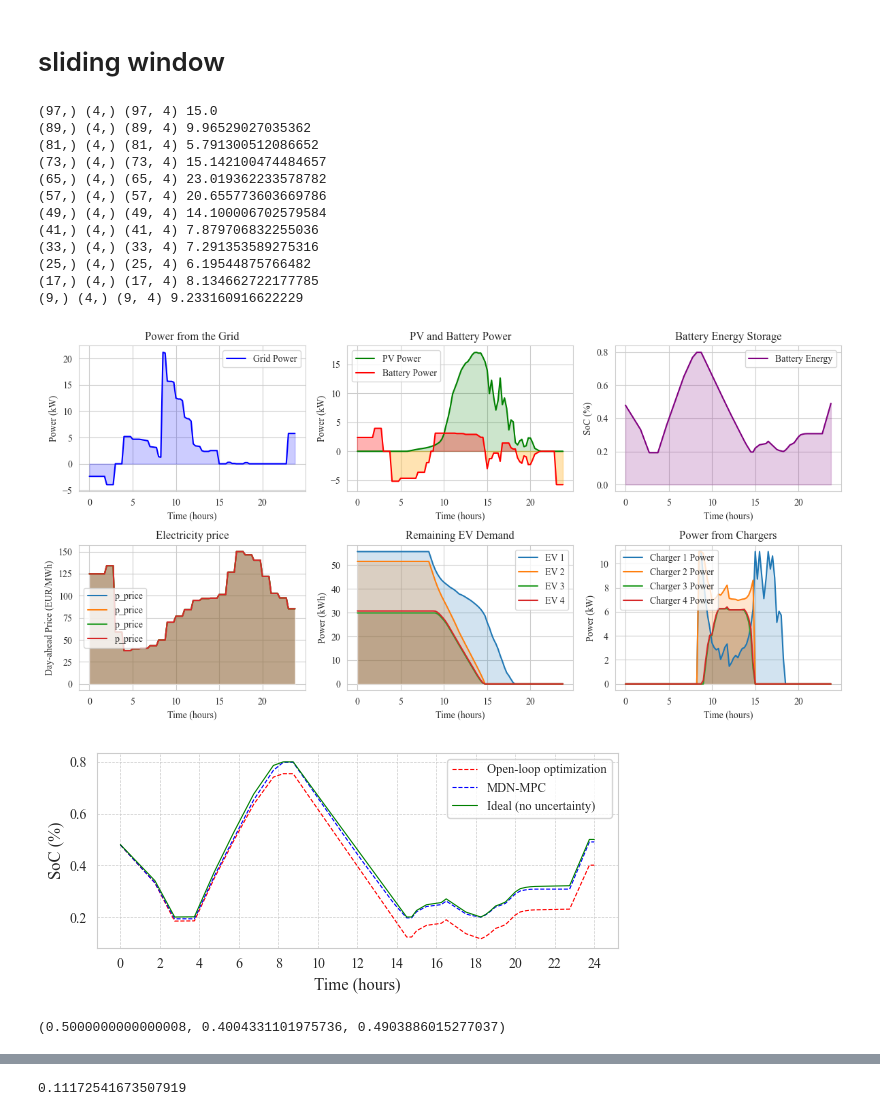
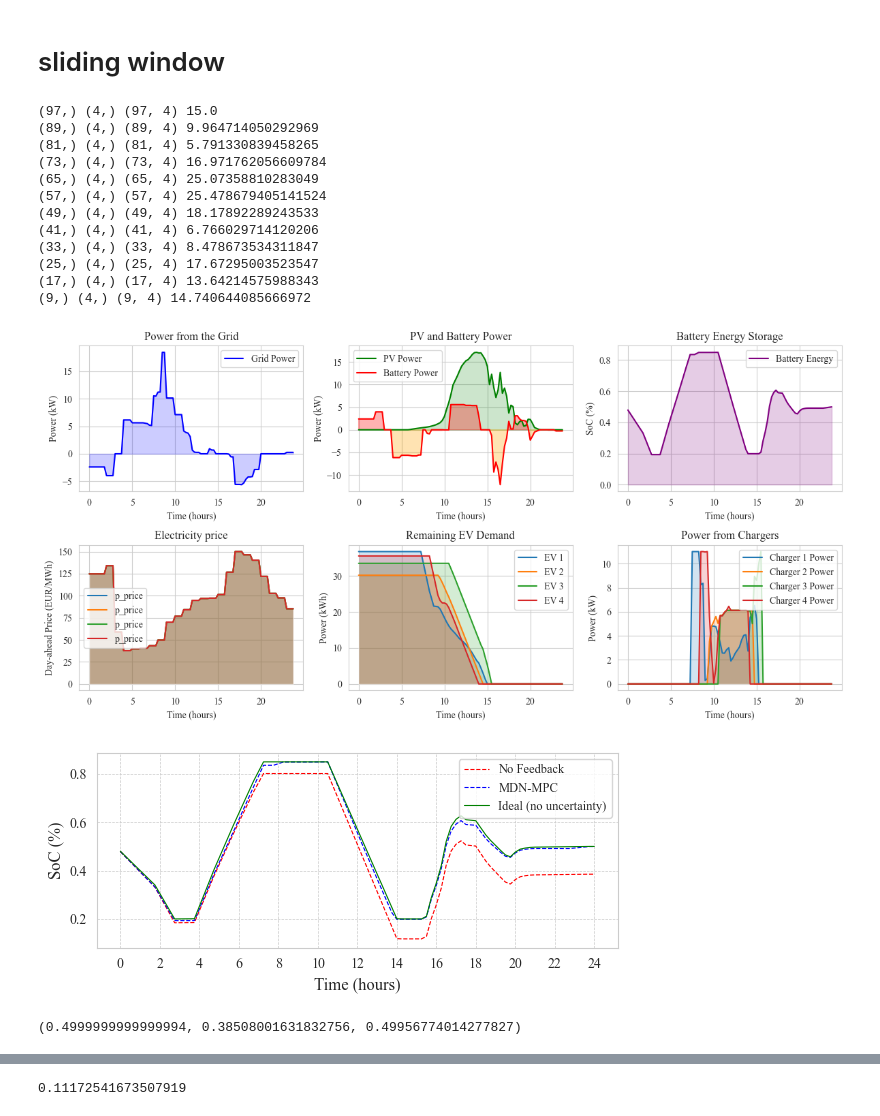
Before and after one commit to ES-Lab/ES-MDN-MPC, a Jupyter notebook: MDN_MPC_dev.ipynb, the cells around one changed output, grey strips where cells are left out. Saved outputs shown, nothing was run; the diff lists cells and outputs as text; code cells hidden in the pictures.

```diff
--- a/MDN_MPC_dev.ipynb
+++ b/MDN_MPC_dev.ipynb
@@ -906,7 +906,7 @@ time_resolution = 0.25  # 15 minutes
 
 # Storage constraints
 storage_capacity = 30  # Example capacity
-capacity_high_limit = 0.8
+capacity_high_limit = 0.85
 capacity_low_limit = 0.2
 
 charge_discharge_limit = 14  # Example charge/discharge limit
@@ -1239,7 +1239,7 @@ import numpy as np
 
 class MPC:
     def __init__(self, num_chargers=4, time_resolution=0.25, storage_capacity=30,
-                 capacity_high_limit=0.8, capacity_low_limit=0.2, p_storage_limit=14, p_charger_limit=11):
+                 capacity_high_limit=0.85, capacity_low_limit=0.2, p_storage_limit=14, p_charger_limit=11):
         self.num_chargers = num_chargers
         self.time_resolution = time_resolution
         self.storage_capacity = storage_capacity
@@ -1447,45 +1447,45 @@ for i in range(4):
     plt.fill_between(time_steps, 0, expanded_price[1:1+len(time_steps)], alpha=0.2)
 plt.xlabel('Time (hours)')
 plt.ylabel('Day-ahead Price (EUR/MWh)')
 plt.title('Electricity price')
 plt.legend()
 
 # Plot EV demand
 plt.subplot(2, 3, 5)
 for i in range(4):
     plt.plot(time_steps, results['remaining_demand'][:,i], label=f'EV {i+1}')
     plt.fill_between(time_steps, 0, results['remaining_demand'][:,i], alpha=0.2)
 plt.xlabel('Time (hours)')
 plt.ylabel('Power (kWh)')
 plt.title('Remaining EV Demand')
 plt.legend()
 
 # Plot charger power
 plt.subplot(2, 3, 6)
 for i in range(4):
     plt.plot(time_steps, results['p_chargers'][:,i], label=f'Charger {i+1} Power')
     plt.fill_between(time_steps, 0, results['p_chargers'][:,i], alpha=0.2)
 plt.xlabel('Time (hours)')
 plt.ylabel('Power (kW)')
 plt.title('Power from Chargers')
 plt.legend()
 
 plt.tight_layout()
 plt.show()
 # %% [output]
 (97,) (4,) (97, 4) 15.0
-(89,) (4,) (89, 4) 9.96529027035362
-(81,) (4,) (81, 4) 5.791300512086652
-(73,) (4,) (73, 4) 15.142100474484657
-(65,) (4,) (65, 4) 23.019362233578782
-(57,) (4,) (57, 4) 20.655773603669786
-(49,) (4,) (49, 4) 14.100006702579584
-(41,) (4,) (41, 4) 7.879706832255036
-(33,) (4,) (33, 4) 7.291353589275316
-(25,) (4,) (25, 4) 6.19544875766482
-(17,) (4,) (17, 4) 8.134662722177785
-(9,) (4,) (9, 4) 9.233160916622229
+(89,) (4,) (89, 4) 9.964714050292969
+(81,) (4,) (81, 4) 5.791330839458265
+(73,) (4,) (73, 4) 16.971762056609784
+(65,) (4,) (65, 4) 25.07358810283049
+(57,) (4,) (57, 4) 25.478679405141524
+(49,) (4,) (49, 4) 18.17892289243533
+(41,) (4,) (41, 4) 6.766029714120206
+(33,) (4,) (33, 4) 8.478673534311847
+(25,) (4,) (25, 4) 17.67295003523547
+(17,) (4,) (17, 4) 13.64214575988343
+(9,) (4,) (9, 4) 14.740644085666972
-[figure, old version]
+[figure, new version]
 # %%
 shrinking = np.array(results['storage_energy'])/storage_capacity
 # %%
@@ -1503,7 +1503,7 @@ shrinking_n = np.hstack([shrinking, shrinking[-1]])
 time_steps_n = np.hstack([time_steps, 24])
 
 plt.figure(figsize=(6, 2.7))
-plt.plot(time_steps_n, one_time_n, '--', label='Open-loop optimization', color='red', linewidth=0.8)
+plt.plot(time_steps_n, one_time_n, '--', label='No Feedback', color='red', linewidth=0.8)
 plt.plot(time_steps_n, shrinking_n, '--', label='MDN-MPC', color='blue', linewidth=0.8)
 plt.plot(time_steps_n, ideal_n, label='Ideal (no uncertainty)', color='green', linewidth=0.8)
 plt.xticks(np.arange(0,25, 2))
@@ -1517,11 +1517,11 @@ plt.grid(True, which='both', linestyle='--', linewidth=0.5)
 plt.tight_layout()
 plt.savefig('unmodeled.png', dpi=300, bbox_inches='tight', pad_inches=0.05)  # Save with 300 DPI
 # %% [output]
-[figure, old version]
+[figure, new version]
 # %%
 ideal_n[-1], one_time_n[-1], shrinking_n[-1]
 # %% [output]
-(0.5000000000000008, 0.4004331101975736, 0.4903886015277037)
+(0.4999999999999994, 0.38508001631832756, 0.49956774014277827)
 # %%
 ideal_n[-1] - one_time_n[-1]
 # %% [output]
```
Also changed, not shown: parts of 23 cells of this notebook, 5 other files.
